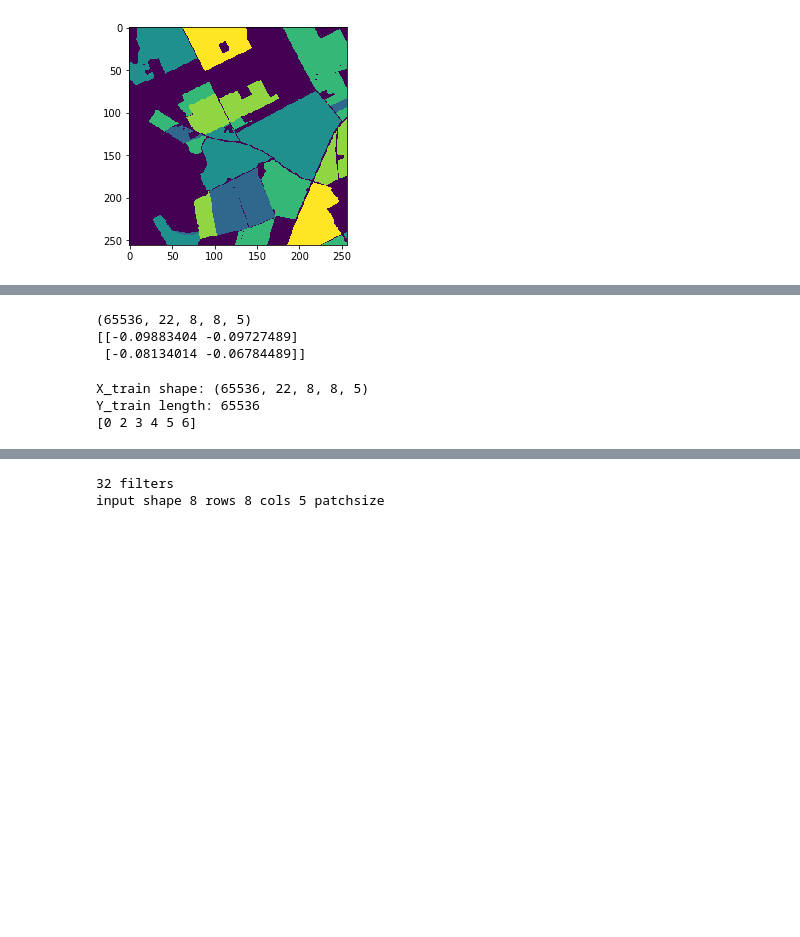
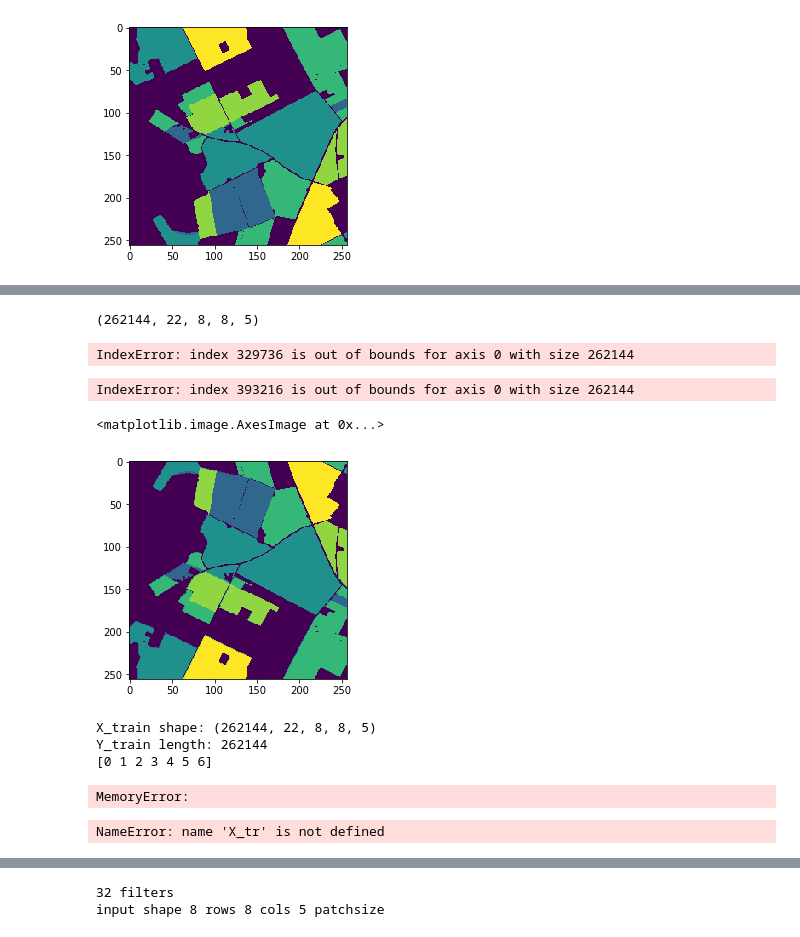
Before and after one commit to AkselAllas/Bachelor_thesis, a Jupyter notebook: 3d-cnn-keras.ipynb, the cells around one changed output, grey strips where cells are left out. Cells and saved outputs as stored; diff of their text form; code cells hidden in the pictures; blank space fills up the shorter version.

```diff
--- a/3d-cnn-keras.ipynb
+++ b/3d-cnn-keras.ipynb
@@ -40,8 +44,9 @@ labels = np.zeros((2048,2048))
 
 listing = os.listdir('./Label_tifs')
 listing.sort()
+
 i=1
-for filename in listing:
+for filename in listing[1:]:
     path = 'Label_tifs/'+filename
     #if(i==6):
     #    break
@@ -84,10 +89,12 @@ for i in range(8):
 # %%
 # image specification
 img_rows,img_cols = 8,8
+tile_dimension = 256
+nb_tile_pixels = tile_dimension*tile_dimension
 nb_images = 5    # S-2 piltide arv
 nb_bands = 22  # Bandide arv
-nb_samples = 256*256
-
+nb_augmentations = 4 #90 deg rotations
+nb_samples = nb_tile_pixels*nb_augmentations
 
 # Training data
 
@@ -126,16 +136,38 @@ for file in listing:
 # %%
 print(X_tr.shape)
-print(X_tr[8*128+8][0][2:4,2:4,0])
+print(X_tr[5*65536+8*256+8][0][2:4,2:4,0])
 # %% [output]
-(65536, 22, 8, 8, 5)
-[[-0.09883404 -0.09727489]
- [-0.08134014 -0.06784489]]
+(262144, 22, 8, 8, 5)
+IndexError: index 329736 is out of bounds for axis 0 with size 262144
+# %%
+reshape_control = np.zeros((256,256))
+for i in range(256):
+    for j in range(256):
+        reshape_control[i][j] = X_tr[6*65536+256*i+j][2,4:5,4:5,0]
+plt.imshow(reshape_control)
+# %% [output]
+IndexError: index 393216 is out of bounds for axis 0 with size 262144
+# %%
+label_control = np.zeros((256,256))
+for i in range(256):
+    for j in range(256):
+        label_control[i][j] = label[6*65536+256*i+j]
+plt.imshow(label_control)
+# %% [output]
+<matplotlib.image.AxesImage at 0x...>
+[figure, added]
 # %%
 # Assign Label to each class
 label=np.zeros((nb_samples,),dtype = int)
-for i in range(256):
-    for j in range(256):
-        label[i*256+j] = label_tulemus[2][3][i][j]
+for k in range(nb_augmentations):
+    label_tile = label_tulemus[2][3]
+    if(not(k==0 or k==4)):
+        label_tile = sk.transform.rotate(label_tile, rotation[k])
+    if(k>3):
+        label_tile = label_tile[:, ::-1]
+    for i in range(tile_dimension):
+        for j in range(tile_dimension):
+            label[k*nb_tile_pixels+i*tile_dimension+j] = label_tile[i][j]
 
 train_data = [X_tr,label]
 
@@ -145,9 +177,9 @@ print('Y_train length:', len(y_train))
 
 print(np.unique(y_train))
 # %% [output]
-X_train shape: (65536, 22, 8, 8, 5)
-Y_train length: 65536
-[0 2 3 4 5 6]
+X_train shape: (262144, 22, 8, 8, 5)
+Y_train length: 262144
+[0 1 2 3 4 5 6]
 # %%
 # CNN Training parameters
 
@@ -182,3 +214,10 @@ train_set = X_tr.astype('float32')
 # / percentile valida suhteliselt käsitsi, ehk teha normaalne funktsioon, mis selle mõistlikult määrab
 #train_set -= np.mean(train_set)
 #train_set /= np.max(train_set)
+# %%
+import pickle
+
+with open('objs.pkl','wb') as f:
+    pickle.dump([train_set, Y_train], f, protocol=-1)
+# %% [output]
+MemoryError:
@@ -185,3 +227,10 @@ train_set = X_tr.astype('float32')
+# %%
+del X_tr
+del label
+del train_data
+del y_train
+# %% [output]
+NameError: name 'X_tr' is not defined
 # %%
 print(class_weights)
 # %% [output]
```
Also changed, not shown: parts of 9 cells of this notebook, 1 other file.
